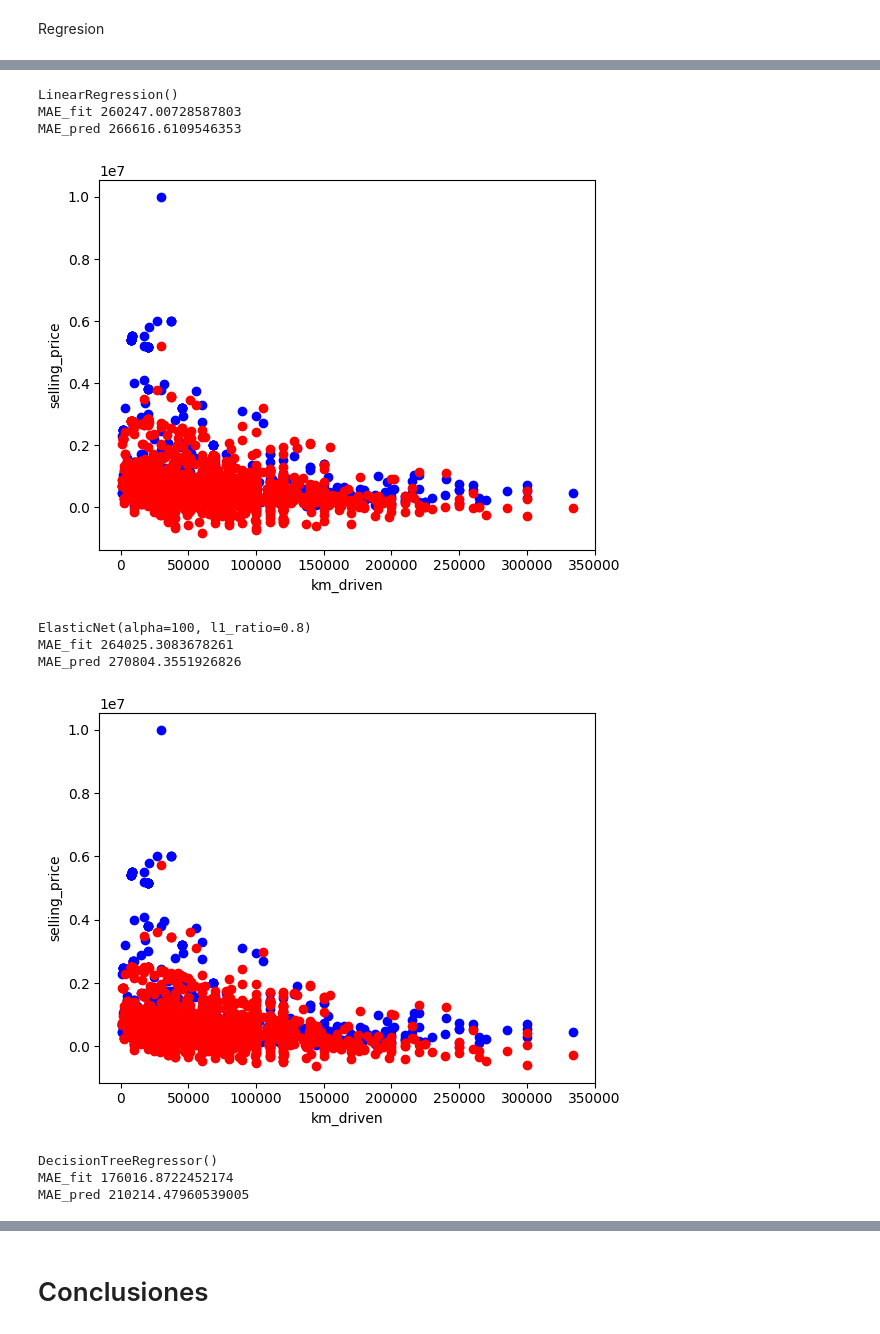
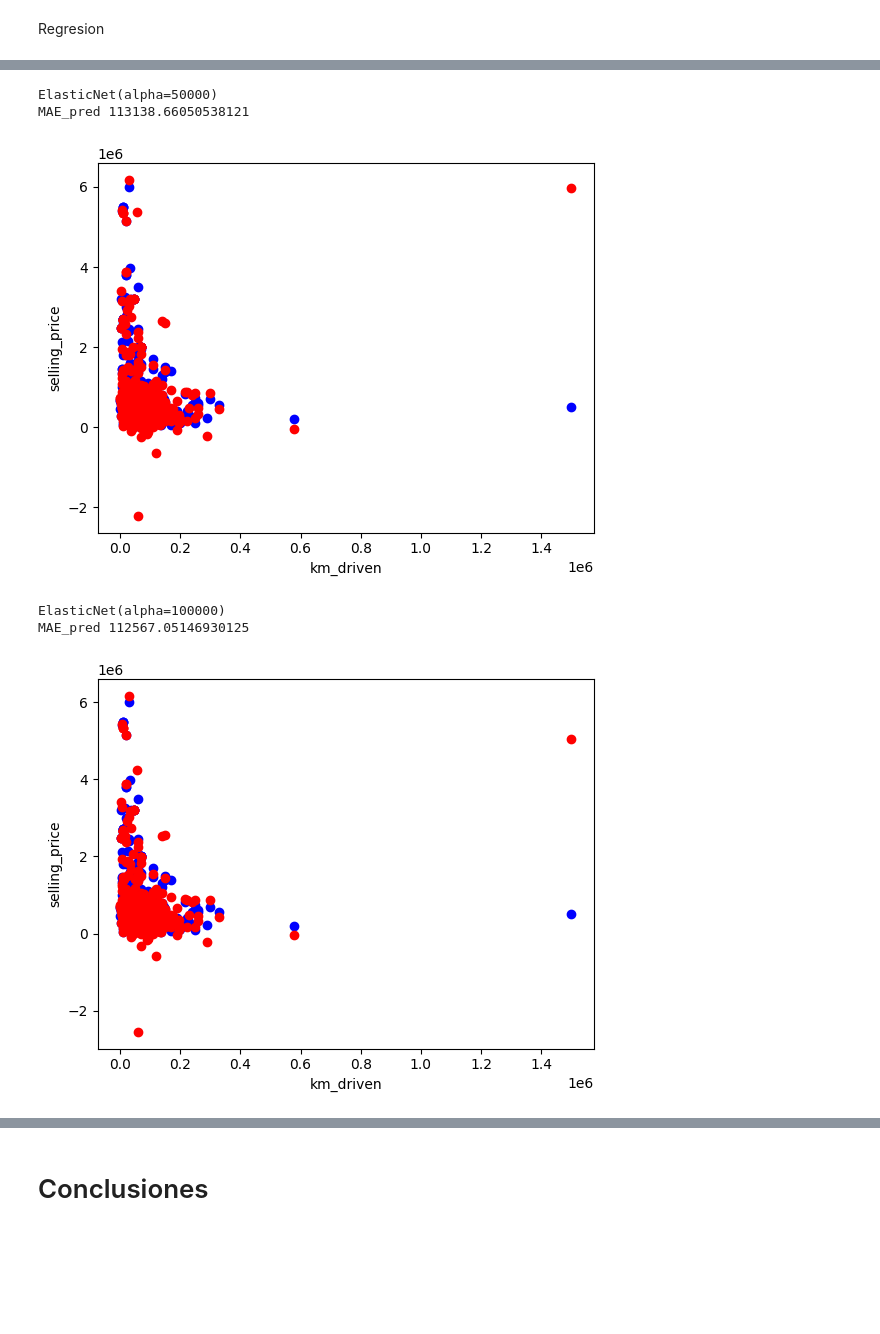
Before and after one commit to Sergio3d/CD-Core, a Jupyter notebook: tema3/practica_regresion_Primera Parte.ipynb, the cells around one changed output, grey strips where cells are left out. Cells and saved outputs as stored; diff of their text form; code cells hidden in the pictures; blank space fills up the shorter version.

```diff
--- a/tema3/practica_regresion_Primera Parte.ipynb
+++ b/tema3/practica_regresion_Primera Parte.ipynb
@@ -209,5 +225,4 @@ Para la columna torque se pueden obtener el torque en Nm y las Revoluciones Por
 
 Transformamos en numéricos los datos dicretos (si solo tienen 2 valores OneHotEncoder por velocidad, sino OrdinalEncoder)
 # %%
-train_df = preproceso(train_df)
-train_df
+train_df, encode = preproceso(train_df,None)
@@ -264,18 +334,10 @@ def paint(data_real, data_pred):
     plt.show()
 # %%
 from sklearn.preprocessing import PolynomialFeatures
-n_fit = 5000
+n_fit = 6000
 
 # print(train_df[columns].head(20))
-# print(train_df[columns].sample(frac=1).reset_index().head(20))
-train_df = train_df.sample(frac=1).reset_index()
-X = train_df
-y = train_df['selling_price']
-Y_fit = y[:n_fit]
-Y_compare = y[n_fit:]
+# print(train_df[columns].sample(frac=1).reset_index().head(20)
 poly = PolynomialFeatures(degree=3)  # Grado del polinomio (puedes ajustarlo)
-X = poly.fit_transform(X)
-X_fit = X[:n_fit]
-X_pred = X[n_fit:]
 # %% [markdown]
 Regresion
@@ -307,59 +354,62 @@ from sklearn.model_selection import cross_val_score
 
 data_real = train_df['selling_price'][n_fit:]
 Regressors = []
-Regressors.append(LinearRegression())
+# Regressors.append(LinearRegression())
 # Regressors.append(ElasticNet())
-# for a in range(1, 500, 100):
-Regressors.append(ElasticNet(alpha=100, l1_ratio=0.8))
+# # for a in range(1, 500, 100):
+# Regressors.append(ElasticNet(alpha=10000, l1_ratio=0.5))
+# Regressors.append(ElasticNet(alpha=10000, l1_ratio=0.8))
+# Regressors.append(ElasticNet(alpha=10000, l1_ratio=0.2))
+# Regressors.append(ElasticNet(alpha=50000, l1_ratio=0.8))
+Regressors.append(ElasticNet(alpha=50000, l1_ratio=0.5))
+Regressors.append(ElasticNet(alpha=100000, l1_ratio=0.5))
 # Regressors.append(BayesianRidge())
 # Regressors.append(Ridge(alpha=10))
 # for i in range(20,50):
-Regressors.append(DecisionTreeRegressor())
+# Regressors.append(DecisionTreeRegressor())
 # Regressors.append(KNeighborsRegressor(n_neighbors=3))
 # Regressors.append(KNeighborsRegressor(n_neighbors=6))
 MAE_fit=[]
 MAE_pred=[]
 
+# train_df = train_df.sample(frac=1).reset_index(drop=True)
+X_fit = train_df[:n_fit].drop('selling_price', axis=1)
+X_fit = poly.fit_transform(X_fit)
+Y_fit = train_df['selling_price'][:n_fit]
+X_pred = train_df[n_fit:].drop('selling_price', axis=1)
+X_pred = poly.fit_transform(X_pred)
+data_real = train_df['selling_price'][n_fit:]
+
 for r in Regressors:
-    for i in range(10):
+    for i in range(1):
         regr = r
-        train_df = train_df.sample(frac=1).reset_index(drop=True)
-        X_fit = train_df[:n_fit].drop('selling_price', axis=1)
-        Y_fit = train_df['selling_price'][:n_fit]
-        X_pred = train_df[n_fit:].drop('selling_price', axis=1)
-        data_real = train_df['selling_price'][n_fit:]
+
         data_pred  = regr.fit(X_fit, Y_fit).predict(X_pred)
         data_pred_fit = regr.fit(X_fit, Y_fit).predict(X_fit)
         # print(mean_absolute_error(data_real, data_pred))
         MAE_pred.append(mean_absolute_error(data_real, data_pred))
         MAE_fit.append(mean_absolute_error(Y_fit, data_pred_fit))
         # print("MAE: ", mean_absolute_error(data_real, data_pred))
         # print("MSE: ", mean_squared_error(data_real, data_pred))
         # print("RMSE: ", mean_squared_error(data_real, data_pred, squared=False))
     print(regr)
-    print('MAE_fit', statistics.mean(MAE_fit))
+    # print('MAE_fit', statistics.mean(MAE_fit))
     print('MAE_pred', statistics.mean(MAE_pred))
     # print(regr, statistics.stdev(MAE))
     # print(cross_val_score(regr, X_fit, Y_fit, cv=5, scoring='neg_mean_squared_error'))
-        # # print(regr.coef_)
-    # paint(data_real, data_pred)
+    # print(regr.coef_)
     plt.scatter(train_df['km_driven'][n_fit:],data_real, color='b')
     plt.scatter(train_df['km_driven'][n_fit:],data_pred, color='r')
 
     # Agregar etiquetas y título
     plt.xlabel('km_driven')
     plt.ylabel('selling_price')
     # Mostrar la gráfica
     plt.show()
 # %% [output]
-LinearRegression()
-MAE_fit 260247.00728587803
-MAE_pred 266616.6109546353
+ElasticNet(alpha=50000)
+MAE_pred 113138.66050538121
-[figure, old version]
+[figure, new version]
-ElasticNet(alpha=100, l1_ratio=0.8)
-MAE_fit 264025.3083678261
-MAE_pred 270804.3551926826
+ElasticNet(alpha=100000)
+MAE_pred 112567.05146930125
-[figure, old version]
+[figure, new version]
-DecisionTreeRegressor()
-MAE_fit 176016.8722452174
-MAE_pred 210214.47960539005
```
Also changed, not shown: parts of 11 cells of this notebook.
